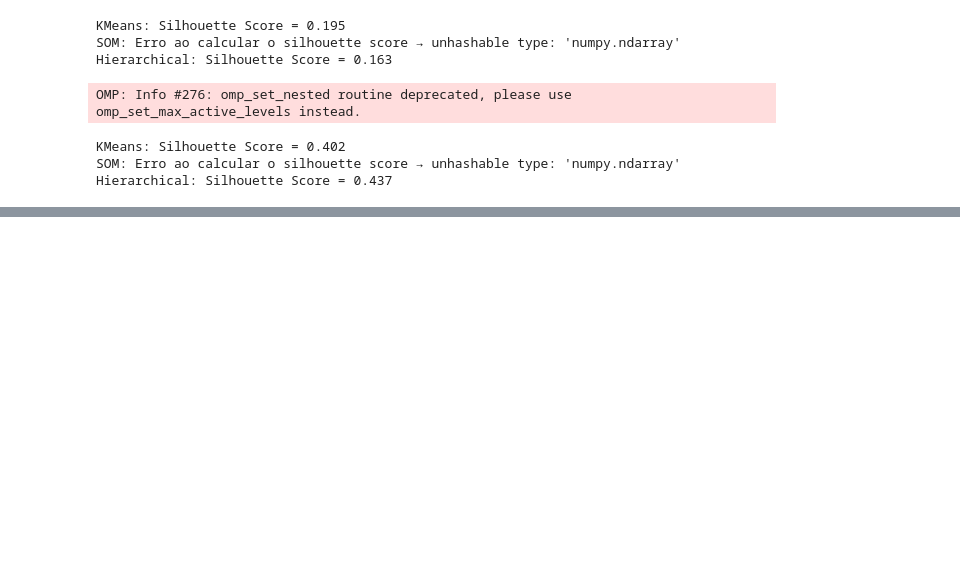
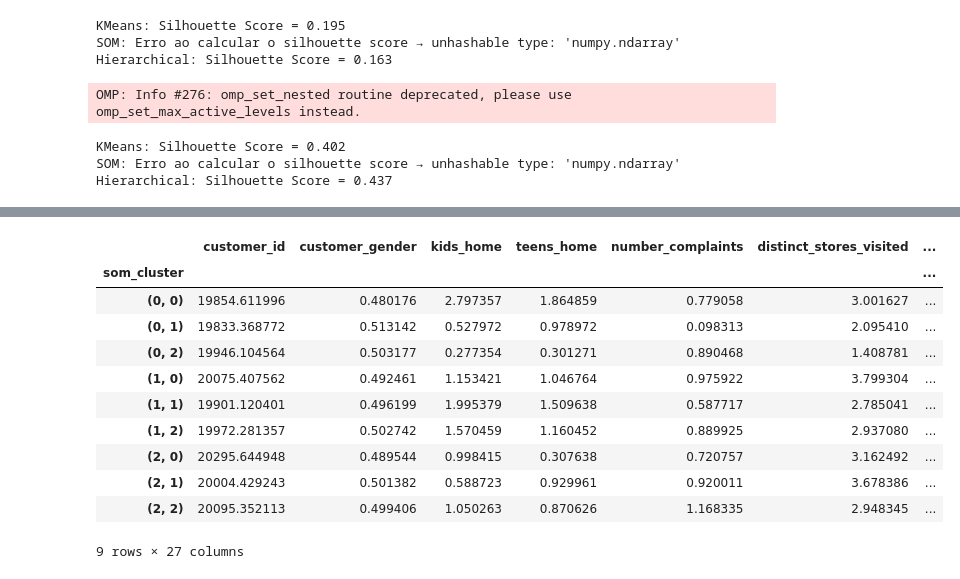
Before and after one commit to Constmsa/ml2.project, a Jupyter notebook: clustering analysis.ipynb, the cells around one changed output, grey strips where cells are left out. Cells and saved outputs as stored; diff of their text form; code cells hidden in the pictures; blank space fills up the shorter version.

```diff
--- a/clustering analysis.ipynb
+++ b/clustering analysis.ipynb
@@ -67,0 +157,15 @@ Hierarchical: Silhouette Score = 0.437
+# %%
+data.groupby('som_cluster').mean(numeric_only=True)
+# %% [output]
+|  | customer_id | customer_gender | kids_home | teens_home | number_complaints | distinct_stores_visited | ... |
+| som_cluster |  |  |  |  |  |  | ... |
+| (0, 0) | 19854.611996 | 0.480176 | 2.797357 | 1.864859 | 0.779058 | 3.001627 | ... |
+| (0, 1) | 19833.368772 | 0.513142 | 0.527972 | 0.978972 | 0.098313 | 2.095410 | ... |
+| (0, 2) | 19946.104564 | 0.503177 | 0.277354 | 0.301271 | 0.890468 | 1.408781 | ... |
+| (1, 0) | 20075.407562 | 0.492461 | 1.153421 | 1.046764 | 0.975922 | 3.799304 | ... |
+| (1, 1) | 19901.120401 | 0.496199 | 1.995379 | 1.509638 | 0.587717 | 2.785041 | ... |
+| (1, 2) | 19972.281357 | 0.502742 | 1.570459 | 1.160452 | 0.889925 | 2.937080 | ... |
+| (2, 0) | 20295.644948 | 0.489544 | 0.998415 | 0.307638 | 0.720757 | 3.162492 | ... |
+| (2, 1) | 20004.429243 | 0.501382 | 0.588723 | 0.929961 | 0.920011 | 3.678386 | ... |
+| (2, 2) | 20095.352113 | 0.499406 | 1.050263 | 0.870626 | 1.168335 | 2.948345 | ... |
+9 rows × 27 columns
```
Also changed, not shown: parts of 11 cells of this notebook.
